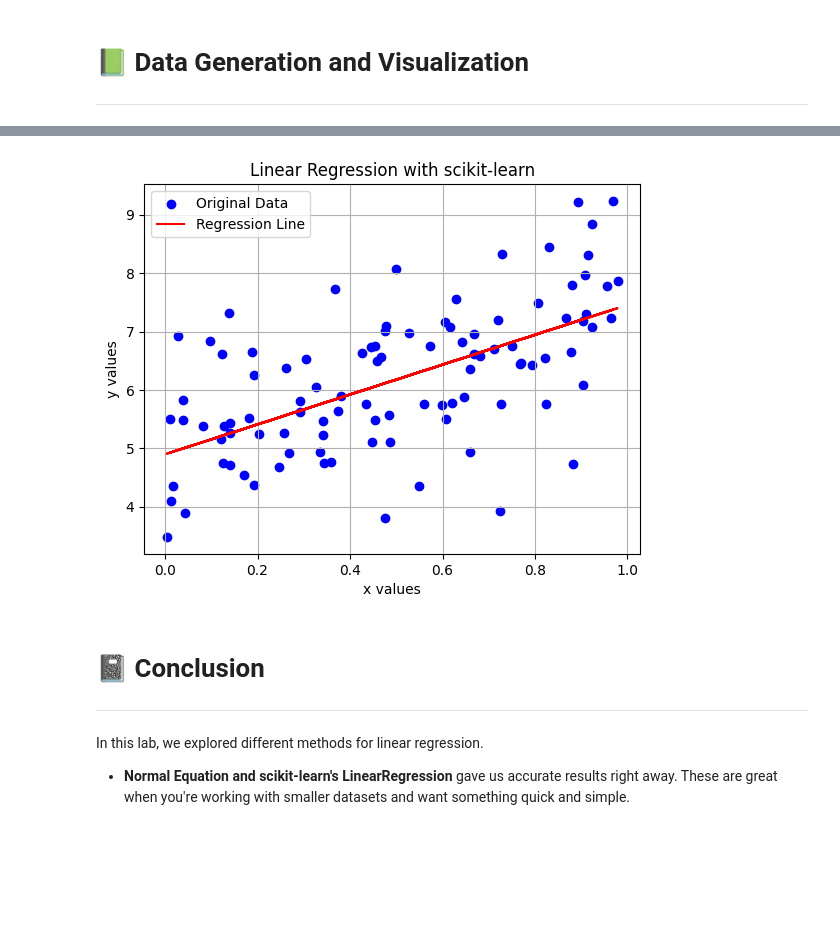
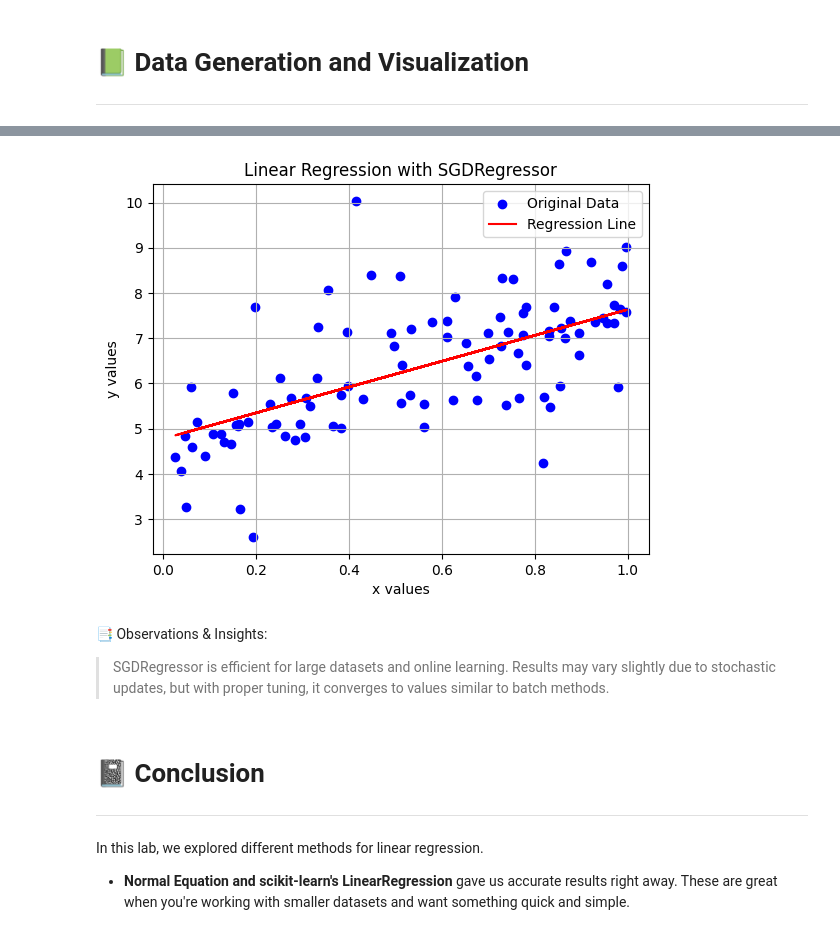
Before and after one commit to night-spring/Machine-Learning-Lab--PCC-AIML-592, a Jupyter notebook: Linear_Regression.ipynb, the cells around one changed output, grey strips where cells are left out. Drawn from its saved outputs; the diff is of its cells as text; code cells hidden in the pictures; blank space fills up the shorter version.

```diff
--- a/Linear_Regression.ipynb
+++ b/Linear_Regression.ipynb
@@ -248,14 +281,17 @@ y_pred_sgd = model.predict(x)
 # %%
 plt.scatter(x, y, color='blue', label='Original Data')
 plt.plot(x, y_pred_sgd, color='red', label='Regression Line')
 plt.xlabel("x values")
 plt.ylabel("y values")
-plt.title("Linear Regression with scikit-learn")
+plt.title("Linear Regression with SGDRegressor")
 plt.legend()
 plt.grid(True)
 plt.show()
 # %% [output]
-[figure, old version]
+[figure, new version]
+# %% [markdown]
+📑 Observations & Insights:
+>SGDRegressor is efficient for large datasets and online learning. Results may vary slightly due to stochastic updates, but with proper tuning, it converges to values similar to batch methods.
 # %% [markdown]
 # 📓 Conclusion
 
```
Also changed, not shown: parts of 18 cells of this notebook.
